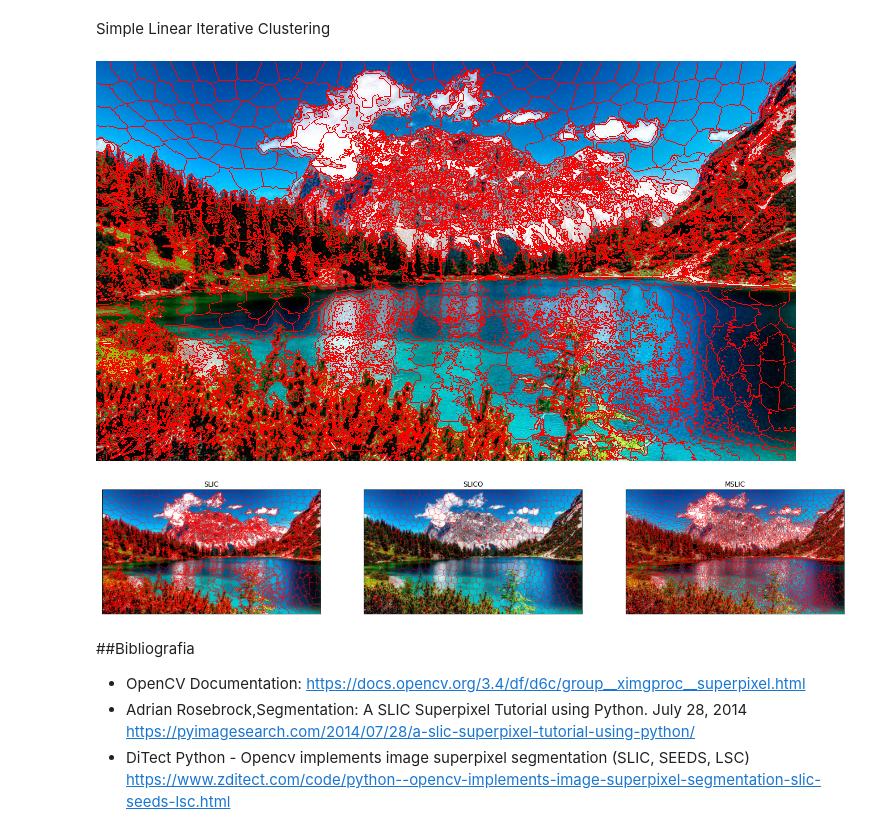
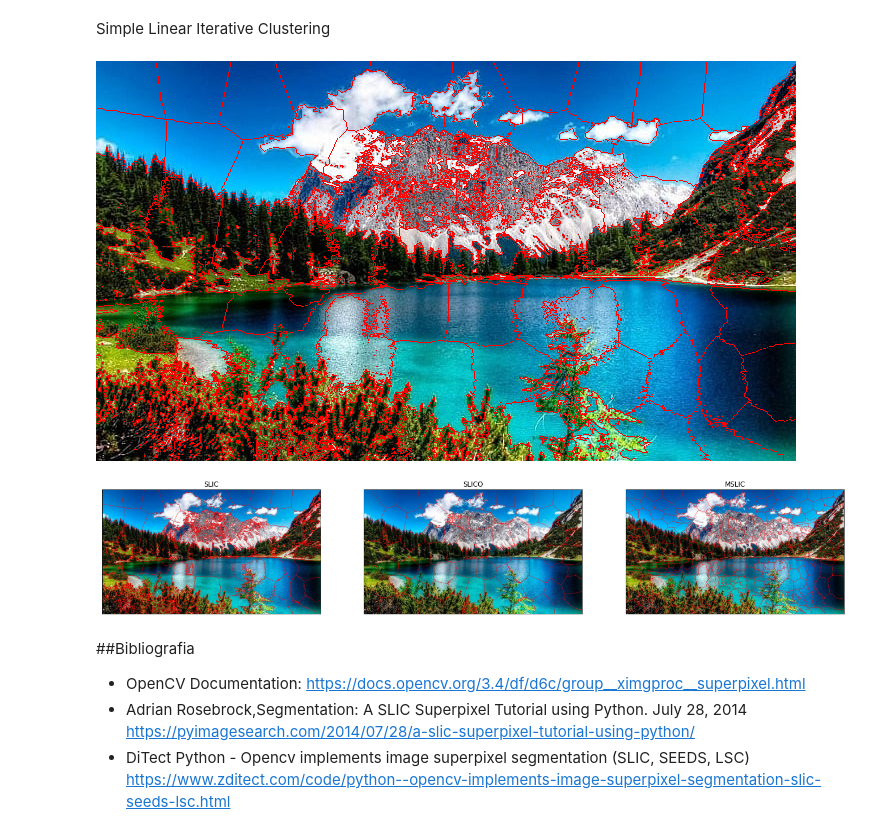
Before and after one commit to aalr007/VisionComputacional, a Jupyter notebook: SuperpixelesEquipo6.ipynb, the cells around one changed output. Saved outputs shown, nothing was run; the diff lists cells and outputs as text; code cells hidden in the pictures.

```diff
--- a/SuperpixelesEquipo6.ipynb
+++ b/SuperpixelesEquipo6.ipynb
@@ -117,7 +117,7 @@ cv2_imshow(resultseeds)
 # %% [markdown]
 Simple Linear Iterative Clustering
 # %%
-islic = cv2.ximgproc.createSuperpixelSLIC(img,	algorithm = cv2.ximgproc.SLIC,region_size=20,ruler=20.0)
+islic = cv2.ximgproc.createSuperpixelSLIC(img,	algorithm = cv2.ximgproc.SLIC,region_size=60,ruler=100)
 islic.iterate(10) #Number of iterations, the bigger the better the effect
 
 color_img = np.zeros((img.shape[0], img.shape[1],3), np.uint8)
@@ -134,7 +134,7 @@ resultslic = cv2.add(img_slic, img2)
 # %%
 cv2_imshow(resultslic)
 # %% [output]
-[figure, old version]
+[figure, new version]
 # %%
 titles = ['SLIC', 'SLICO','MSLIC']
 SlicAlgorthm=[cv2.ximgproc.SLIC,cv2.ximgproc.SLICO,cv2.ximgproc.MSLIC]
@@ -145,35 +145,35 @@ color_img = np.zeros((img.shape[0], img.shape[1],3), np.uint8)
 color_img[:] = (0, 0, 255)
 
 i=0
 for i in range(3):
-  islic = cv2.ximgproc.createSuperpixelSLIC(img,	algorithm = SlicAlgorthm[i],region_size=20,ruler=20.0)
+  islic = cv2.ximgproc.createSuperpixelSLIC(img,	algorithm = SlicAlgorthm[i],region_size=60,ruler=100.0)
   islic.iterate(10) #Number of iterations, the bigger the better the effect
   mask_slic = islic.getLabelContourMask() #Get Mask, superpixel edge Mask==1
   label_slic = islic.getLabels() #Get superpixel labels
   number_slic = islic.getNumberOfSuperpixels() #Get the number of superpixels
   mask_inv_slic = cv2. bitwise_not(mask_slic)
   img_slic = cv2.bitwise_and(img,img,mask = mask_inv_slic) #Draw superpixel boundaries on the original image
   img2 = cv2.bitwise_and(color_img, color_img, mask=mask_slic)
   resultslic = cv2.add(img_slic, img2)
 
 
   SlicImages.append(resultslic)
 
 
 #original plot size was too small, following code is to have a bigger image
 f = plt.figure()
 f.set_figwidth(40)
 f.set_figheight(30)
 i=0
 
 for i in range(3):
     SlicImages[i] = cv2.cvtColor(SlicImages[i], cv2.COLOR_BGR2RGB)
     plt.subplot(2,5,i+1),plt.imshow(SlicImages[i])
     plt.title(titles[i])
     plt.xticks([]),plt.yticks([])
 plt.show()
 # %% [output]
-[figure, old version]
+[figure, new version]
 # %% [markdown]
 ##Bibliografia
 * OpenCV Documentation: https://docs.opencv.org/3.4/df/d6c/group__ximgproc__superpixel.html
```
